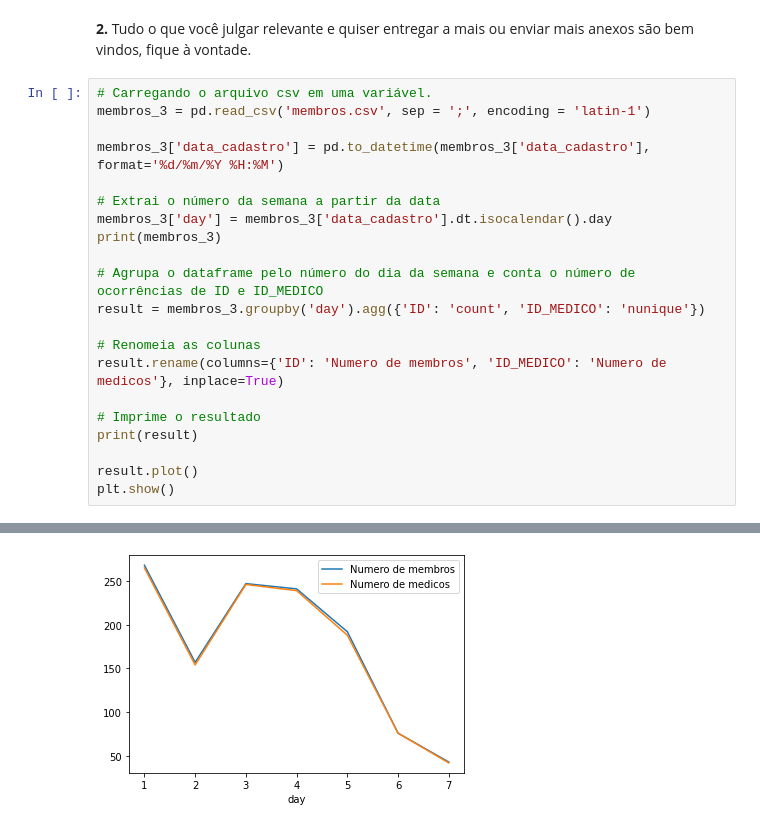
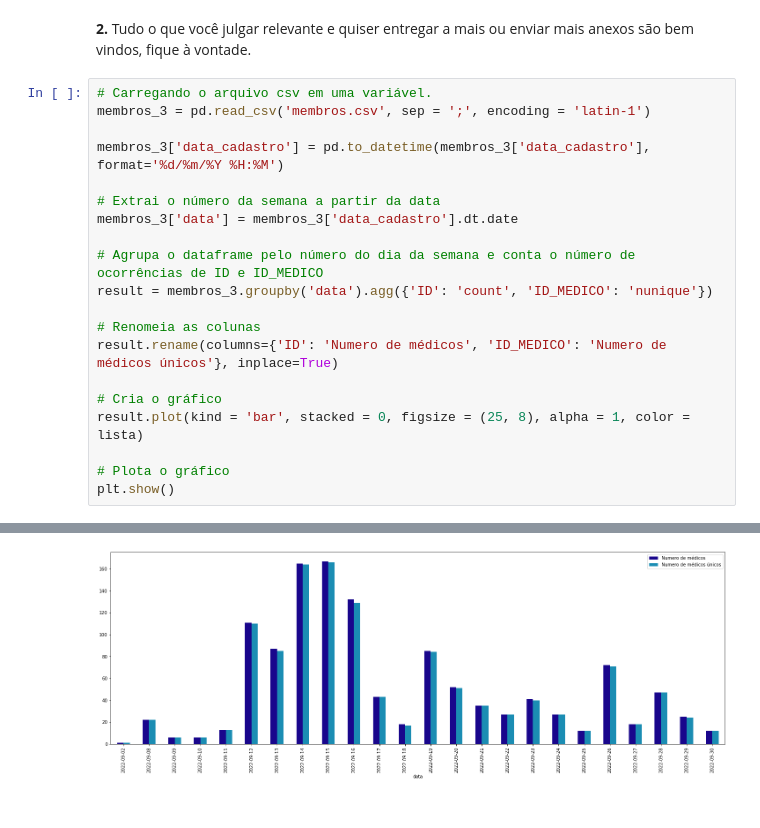
Before and after one commit to Juniorffonseca/processo_seletivo, a Jupyter notebook: teste_processo_seletivo.ipynb, the cells around one changed output, grey strips where cells are left out. Drawn from its saved outputs; the diff is of its cells as text.

```diff
--- a/teste_processo_seletivo.ipynb
+++ b/teste_processo_seletivo.ipynb
@@ -535,18 +543,17 @@ membros_3 = pd.read_csv('membros.csv', sep = ';', encoding = 'latin-1')
 membros_3['data_cadastro'] = pd.to_datetime(membros_3['data_cadastro'], format='%d/%m/%Y %H:%M')
 
 # Extrai o número da semana a partir da data
-membros_3['day'] = membros_3['data_cadastro'].dt.isocalendar().day
-print(membros_3)
+membros_3['data'] = membros_3['data_cadastro'].dt.date
 
 # Agrupa o dataframe pelo número do dia da semana e conta o número de ocorrências de ID e ID_MEDICO
-result = membros_3.groupby('day').agg({'ID': 'count', 'ID_MEDICO': 'nunique'})
+result = membros_3.groupby('data').agg({'ID': 'count', 'ID_MEDICO': 'nunique'})
 
 # Renomeia as colunas
-result.rename(columns={'ID': 'Numero de membros', 'ID_MEDICO': 'Numero de medicos'}, inplace=True)
+result.rename(columns={'ID': 'Numero de médicos', 'ID_MEDICO': 'Numero de médicos únicos'}, inplace=True)
 
-# Imprime o resultado
-print(result)
+# Cria o gráfico
+result.plot(kind = 'bar', stacked = 0, figsize = (25, 8), alpha = 1, color = lista)
 
-result.plot()
+# Plota o gráfico
 plt.show()
 # %% [output]
@@ -570 +560 @@ plt.show()
-[figure, old version]
+[figure, new version]
```
Also changed, not shown: parts of 5 cells of this notebook.
